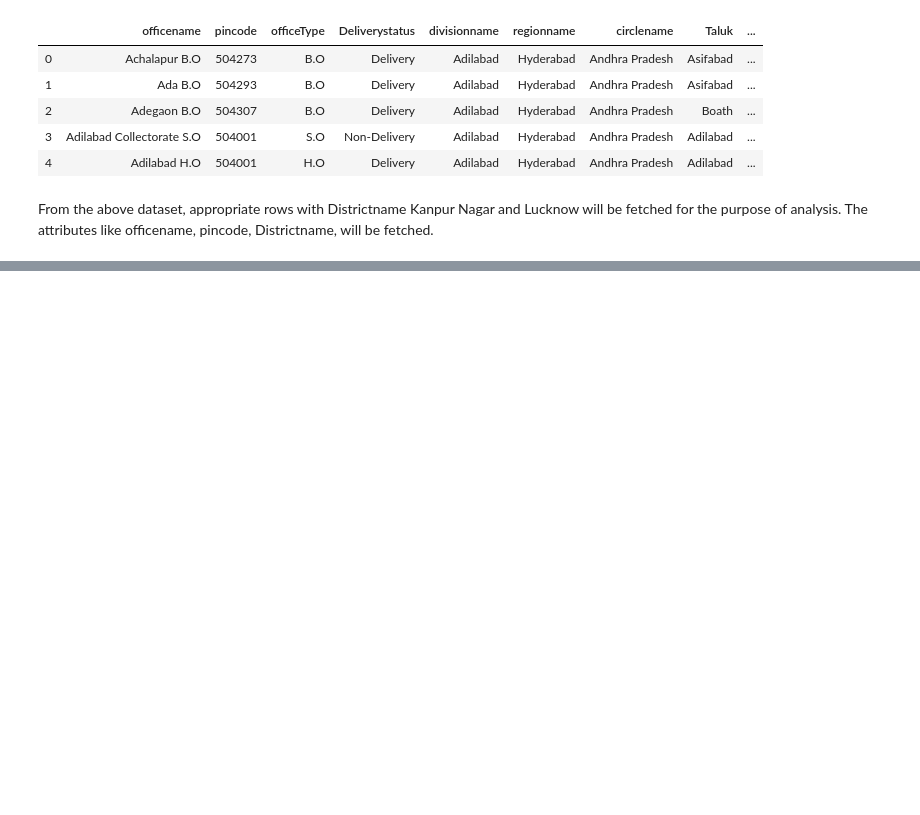
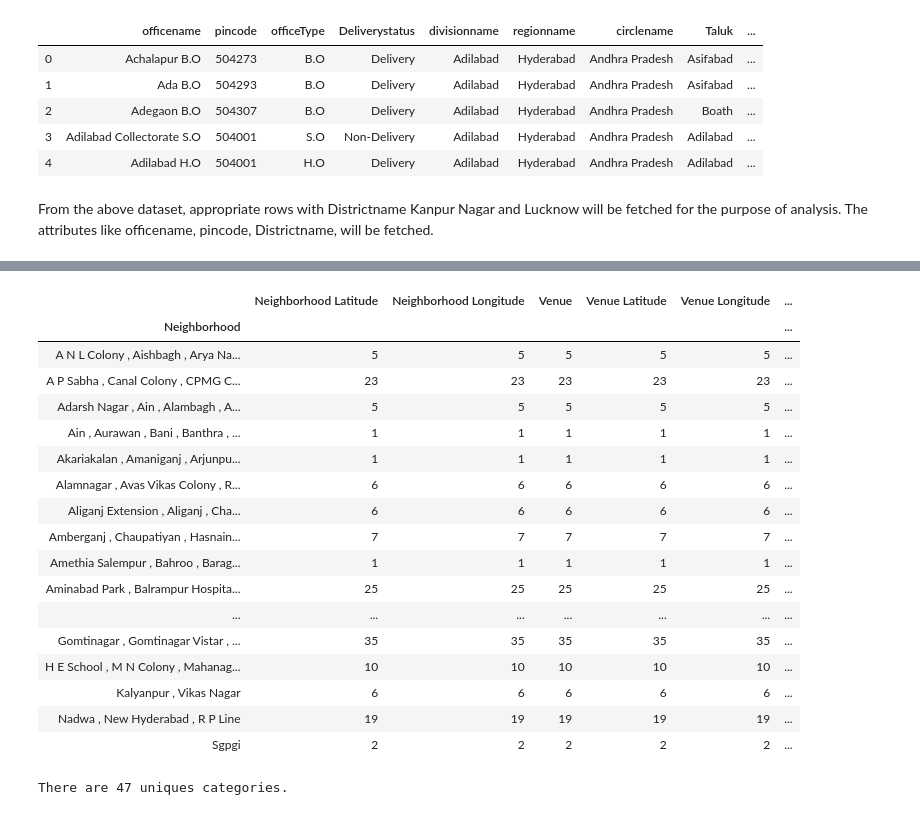
Before and after one commit to perpetualVJ/Coursera_Capstone, a Jupyter notebook: The Battle of Neighborhoods/The Battle of Neighborhoods.ipynb, the cells around one changed output, grey strips where cells are left out. Drawn from its saved outputs; the diff is of its cells as text; code cells hidden in the pictures; blank space fills up the shorter version.

```diff
--- a/The Battle of Neighborhoods/The Battle of Neighborhoods.ipynb
+++ b/The Battle of Neighborhoods/The Battle of Neighborhoods.ipynb
@@ -39,0 +239,6 @@ From the above dataset, appropriate rows with Districtname Kanpur Nagar and Luck
+# %%
+#Removing outliers
+
+df_lucknow = df_lucknow[df_lucknow['Longitude'] <= 81.5]
+df_kanpur = df_kanpur[(df_kanpur['Latitude'] >= 25) & (df_kanpur['Latitude'] <= 27)]
+df_kanpur = df_kanpur[(df_kanpur['Longitude'] >= 80) & (df_kanpur['Latitude'] <= 81)]
@@ -39,0 +290,19 @@ From the above dataset, appropriate rows with Districtname Kanpur Nagar and Luck
+# %%
+# create map of Lucknow using latitude and longitude values
+map_kanpur = folium.Map(location=[klatitude, klongitude], zoom_start=10)
+
+# add markers to map
+for lat, lng, region in zip(df_kanpur['Latitude'], df_kanpur['Longitude'], df_kanpur['Neighborhood']):
+    label = '{}'.format(region)
+    label = folium.Popup(label, parse_html=True)
+    folium.CircleMarker(
+        [lat, lng],
+        radius=5,
+        popup=label,
+        color='blue',
+        fill=True,
+        fill_color='#3186cc',
+        fill_opacity=0.7,
+        parse_html=False).add_to(map_kanpur)
+
+map_kanpur
@@ -39,0 +311,9 @@ From the above dataset, appropriate rows with Districtname Kanpur Nagar and Luck
+# %%
+#Foursquar credentials
+CLIENT_ID = 'WKFKU1OCOHGDFCZYXDFGFXUQMTTYAZYJN3QZPRIQJEHYF1KW'
+CLIENT_SECRET = 'OK0WKR3NPPIETAQ523IM1HPFJLZWOGDLFZTYRU0KBQMMIHEX' # your Foursquare Secret
+VERSION = '20180605' # Foursquare API version
+
+print('Your credentails:')
+print('CLIENT_ID: ' + CLIENT_ID)
+print('CLIENT_SECRET:' + CLIENT_SECRET)
@@ -39,0 +363,6 @@ From the above dataset, appropriate rows with Districtname Kanpur Nagar and Luck
+# %%
+#Venus in Lucknow
+lucknow_venues = getNearbyVenues(names=df_lucknow['Neighborhood'],
+                                   latitudes=df_lucknow['Latitude'],
+                                   longitudes=df_lucknow['Longitude']
+                                  )
@@ -39,0 +381,26 @@ From the above dataset, appropriate rows with Districtname Kanpur Nagar and Luck
+# %%
+#Count of no. of venues returned for each neighborhood in lucknow
+lucknow_venues.groupby('Neighborhood').count()
+# %% [output]
+|  | Neighborhood Latitude | Neighborhood Longitude | Venue | Venue Latitude | Venue Longitude | ... |
+| Neighborhood |  |  |  |  |  | ... |
+| A N L Colony , Aishbagh , Arya Na... | 5 | 5 | 5 | 5 | 5 | ... |
+| A P Sabha , Canal Colony , CPMG C... | 23 | 23 | 23 | 23 | 23 | ... |
+| Adarsh Nagar , Ain , Alambagh , A... | 5 | 5 | 5 | 5 | 5 | ... |
+| Ain , Aurawan , Bani , Banthra , ... | 1 | 1 | 1 | 1 | 1 | ... |
+| Akariakalan , Amaniganj , Arjunpu... | 1 | 1 | 1 | 1 | 1 | ... |
+| Alamnagar , Avas Vikas Colony , R... | 6 | 6 | 6 | 6 | 6 | ... |
+| Aliganj Extension , Aliganj , Cha... | 6 | 6 | 6 | 6 | 6 | ... |
+| Amberganj , Chaupatiyan , Hasnain... | 7 | 7 | 7 | 7 | 7 | ... |
+| Amethia Salempur , Bahroo , Barag... | 1 | 1 | 1 | 1 | 1 | ... |
+| Aminabad Park , Balrampur Hospita... | 25 | 25 | 25 | 25 | 25 | ... |
+| ... | ... | ... | ... | ... | ... | ... |
+| Gomtinagar , Gomtinagar Vistar , ... | 35 | 35 | 35 | 35 | 35 | ... |
+| H E School , M N Colony , Mahanag... | 10 | 10 | 10 | 10 | 10 | ... |
+| Kalyanpur , Vikas Nagar | 6 | 6 | 6 | 6 | 6 | ... |
+| Nadwa , New Hyderabad , R P Line | 19 | 19 | 19 | 19 | 19 | ... |
+| Sgpgi | 2 | 2 | 2 | 2 | 2 | ... |
+# %%
+print('There are {} uniques categories.'.format(len(lucknow_venues['Venue Category'].unique())))
+# %% [output]
+There are 47 uniques categories.
```
Also changed, not shown: parts of 98 cells of this notebook, 1 other file.
